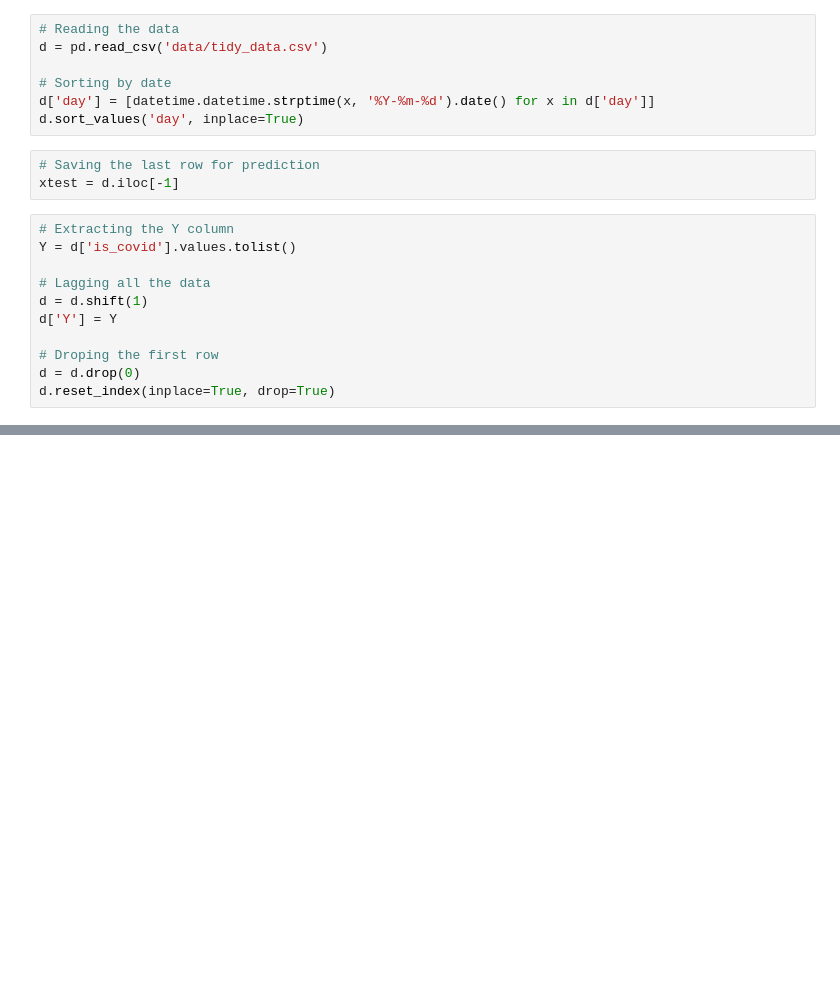
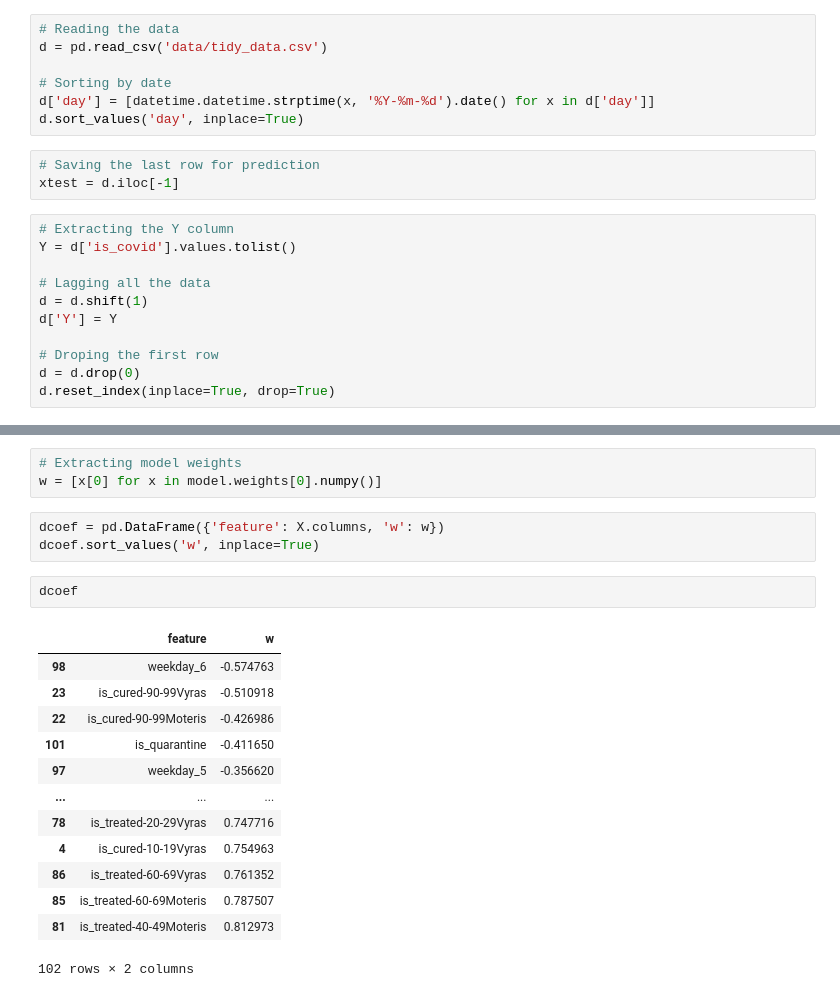
Before and after one commit to Eligijus112/covid19-Lithuania, a Jupyter notebook: Model creation.ipynb, the cells around one changed output, grey strips where cells are left out. Drawn from its saved outputs; the diff is of its cells as text; blank space fills up the shorter version.

```diff
--- a/Model creation.ipynb
+++ b/Model creation.ipynb
@@ -117,0 +166,22 @@ array([[1146.3372]], dtype=float32)
+# %%
+# Extracting model weights
+w = [x[0] for x in model.weights[0].numpy()]
+# %%
+dcoef = pd.DataFrame({'feature': X.columns, 'w': w})
+dcoef.sort_values('w', inplace=True)
+# %%
+dcoef
+# %% [output]
+|  | feature | w |
+| 98 | weekday_6 | -0.574763 |
+| 23 | is_cured-90-99Vyras | -0.510918 |
+| 22 | is_cured-90-99Moteris | -0.426986 |
+| 101 | is_quarantine | -0.411650 |
+| 97 | weekday_5 | -0.356620 |
+| ... | ... | ... |
+| 78 | is_treated-20-29Vyras | 0.747716 |
+| 4 | is_cured-10-19Vyras | 0.754963 |
+| 86 | is_treated-60-69Vyras | 0.761352 |
+| 85 | is_treated-60-69Moteris | 0.787507 |
+| 81 | is_treated-40-49Moteris | 0.812973 |
+102 rows × 2 columns
```
Also changed, not shown: parts of 12 cells of this notebook, 1 other file.
